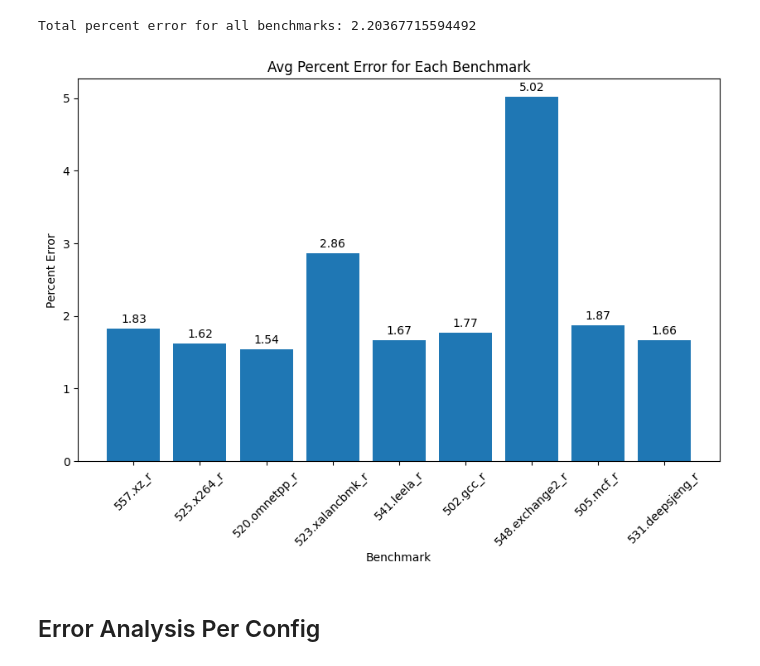
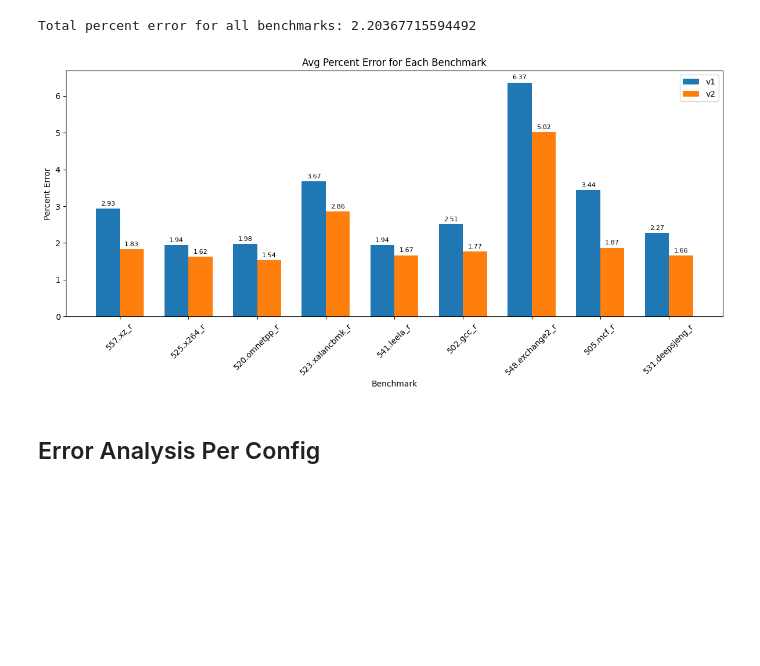
Before and after one commit to ronitnag04/peregrine, a Jupyter notebook: ml_model/analysis.ipynb, the cells around one changed output. Cells and saved outputs as stored; diff of their text form; code cells hidden in the pictures; blank space fills up the shorter version.

```diff
--- a/ml_model/analysis.ipynb
+++ b/ml_model/analysis.ipynb
@@ -7,2 +0,0 @@ import re
-# %%
-df = pd.read_csv("results/spec_v2/training_data_with_predictions.csv")
@@ -13,3 +17,7 @@ def get_avg_error(df: pd.DataFrame) -> float:
+# %%
+df_v1 = pd.read_csv("results/spec_v1/training_data_with_predictions.csv")
+# %%
+df_v2 = pd.read_csv("results/spec_v2/training_data_with_predictions.csv")
 # %%
 plots_dir = "results/spec_v2/plots"
 os.makedirs(plots_dir, exist_ok=True)
@@ -21,24 +29,42 @@ print(f"Total percent error for all benchmarks: {total_percent_error}")
 # %% [output]
 Total percent error for all benchmarks: 2.20367715594492
 # %%
-benchmark_errors = {}
-for benchmark in df["benchmark"].unique():
-    df_benchmark = df[df["benchmark"] == benchmark]
+v1_benchmark_errors = {}
+for benchmark in df_v1["benchmark"].unique():
+    df_benchmark = df_v1[df_v1["benchmark"] == benchmark]
     total_percent_error = get_avg_error(df_benchmark)
-    benchmark_errors[benchmark] = total_percent_error
+    v1_benchmark_errors[benchmark] = total_percent_error
+v2_benchmark_errors = {}
+for benchmark in df_v2["benchmark"].unique():
+    df_benchmark = df_v2[df_v2["benchmark"] == benchmark]
+    total_percent_error = get_avg_error(df_benchmark)
+    v2_benchmark_errors[benchmark] = total_percent_error
 # %%
-fig = plt.figure(figsize=(10, 6))
-plt.bar(benchmark_errors.keys(), benchmark_errors.values())
-plt.xlabel("Benchmark")
-plt.ylabel("Percent Error")
-plt.xticks(rotation=45)
-for i, (benchmark, error) in enumerate(benchmark_errors.items()):
-    plt.text(i, error + 0.05, f"{error:.2f}", ha='center', va='bottom')
-plt.title("Avg Percent Error for Each Benchmark")
+benchmarks = list(v1_benchmark_errors.keys())
+x = np.arange(len(benchmarks))  # label locations
+width = 0.35  # width of the bars
+
+fig, ax = plt.subplots(figsize=(12, 6))
+rects1 = ax.bar(x - width/2, [v1_benchmark_errors[b] for b in benchmarks], width, label='v1')
+rects2 = ax.bar(x + width/2, [v2_benchmark_errors[b] for b in benchmarks], width, label='v2')
+
+ax.set_xlabel('Benchmark')
+ax.set_ylabel('Percent Error')
+ax.set_title('Avg Percent Error for Each Benchmark')
+ax.set_xticks(x)
+ax.set_xticklabels(benchmarks, rotation=45)
+ax.legend()
+
+# Add text errors for both bars
+for i, b in enumerate(benchmarks):
+    ax.text(x[i] - width/2, v1_benchmark_errors[b] + 0.05, f"{v1_benchmark_errors[b]:.2f}", ha='center', va='bottom', fontsize=8)
+    ax.text(x[i] + width/2, v2_benchmark_errors[b] + 0.05, f"{v2_benchmark_errors[b]:.2f}", ha='center', va='bottom', fontsize=8)
+
+fig.tight_layout()
 plt.show()
 fig.savefig(os.path.join(plots_dir, "spec_benchmark_errors.png"), bbox_inches='tight')
 # %% [output]
-[figure, old version]
+[figure, new version]
 # %% [markdown]
 ## Error Analysis Per Config
 # %%
```
Also changed, not shown: parts of 30 cells of this notebook, 3 other files.
